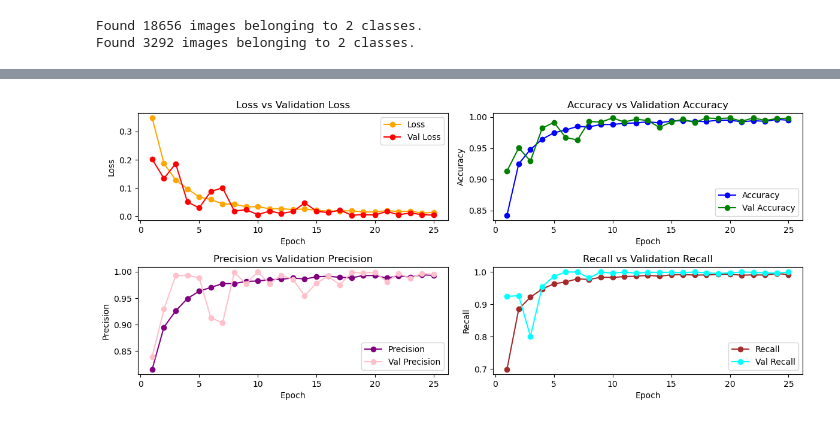
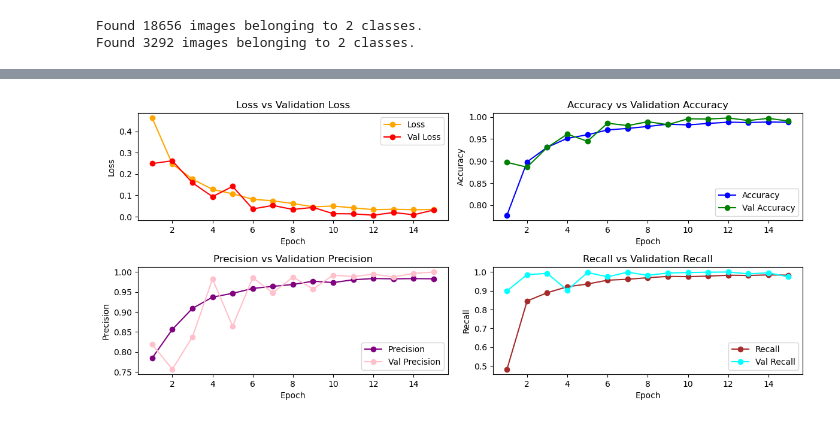
Before and after one commit to wesleymarchi/alzheimer, a Jupyter notebook: sample.ipynb, the cells around one changed output, grey strips where cells are left out. Cells and saved outputs as stored; diff of their text form; code cells hidden in the pictures.

```diff
--- a/sample.ipynb
+++ b/sample.ipynb
@@ -124,7 +132,7 @@ import matplotlib.pyplot as plt
 import pandas as pd
 
 # Dados da tabela
-df_five = pd.read_excel('../Resultados 25 epocas.xlsx')
+df_five = pd.read_excel('../Resultado 15 epocas dropout.xlsx')
 
 epochs = df_five['Epoch']
 loss = df_five['Loss']
@@ -153,34 +161,34 @@ plt.legend()
 plt.subplot(4, 2, 2)
 plt.plot(epochs, accuracy, marker='o', label='Accuracy', color='blue')
 plt.plot(epochs, val_accuracy, marker='o', label='Val Accuracy', color='green')
 plt.title('Accuracy vs Validation Accuracy')
 plt.xlabel('Epoch')
 plt.ylabel('Accuracy')
 plt.legend()
 
 # Plotando Precision e Val Precision
 plt.subplot(4, 2, 3)
 plt.plot(epochs, precision, marker='o', label='Precision', color='purple')
 plt.plot(epochs, val_precision, marker='o', label='Val Precision', color='pink')
 plt.title('Precision vs Validation Precision')
 plt.xlabel('Epoch')
 plt.ylabel('Precision')
 plt.legend()
 
 # Plotando Recall e Val Recall
 plt.subplot(4, 2, 4)
 plt.plot(epochs, recall, marker='o', label='Recall', color='brown')
 plt.plot(epochs, val_recall, marker='o', label='Val Recall', color='cyan')
 plt.title('Recall vs Validation Recall')
 plt.xlabel('Epoch')
 plt.ylabel('Recall')
 plt.legend()
 
 # Ajustando layout
 plt.tight_layout()
 plt.show()
 # %% [output]
-[figure, old version]
+[figure, new version]
 # %%
 df_five.describe()
 # %% [output]
```
Also changed, not shown: parts of 5 cells of this notebook.
